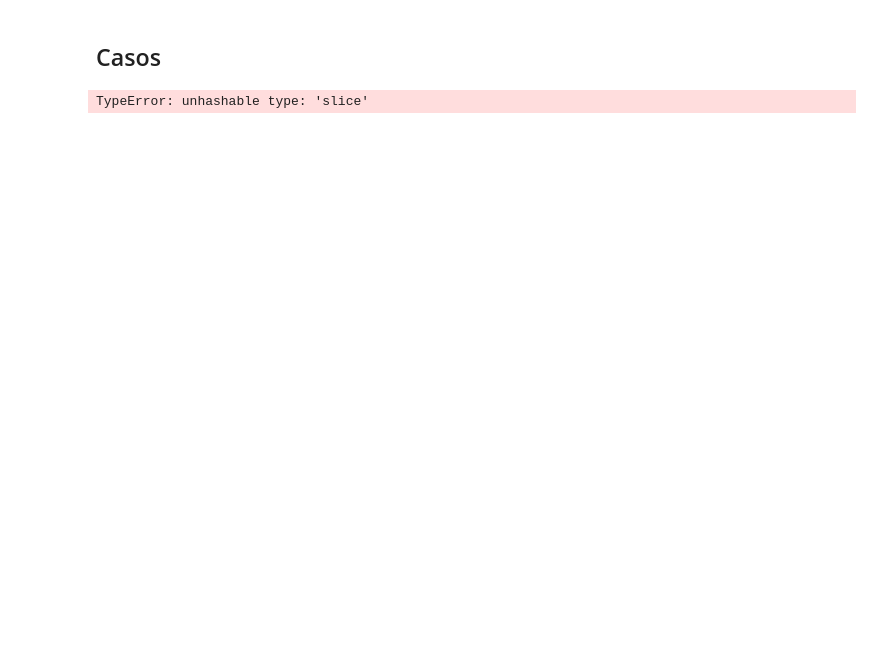
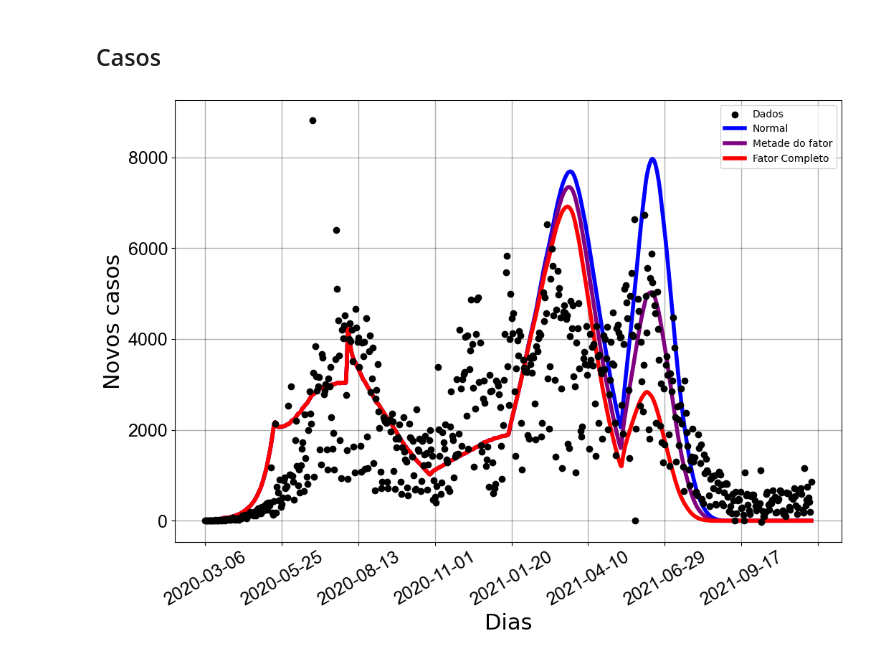
Before and after one commit to filipe7788/SEIHURD, a Jupyter notebook: cenarios_de_simulacao/taxa_de_vacinacao_alterada-fator.ipynb, the cells around one changed output. Drawn from its saved outputs; the diff is of its cells as text; code cells hidden in the pictures; blank space fills up the shorter version.

```diff
--- a/cenarios_de_simulacao/taxa_de_vacinacao_alterada-fator.ipynb
+++ b/cenarios_de_simulacao/taxa_de_vacinacao_alterada-fator.ipynb
@@ -338,9 +337,9 @@ df.to_csv('Taxa/mortes_resultados_dobro.csv', index=False)
 # %%
 N = 14873064
 
-casos_resultados_metade = resultados_metade[:,-2] #mortes acumulados
-casos_resultados_dobro = resultados_dobro[:,-2] #mortes acumulados
-casos_resultados_normal = resultados_normais[:,-2] #mortes acumulados
+casos_resultados_metade = resultados_metade.y[-2,:] #mortes acumulados
+casos_resultados_dobro = resultados_dobro.y[-2,:] #mortes acumulados
+casos_resultados_normal = resultados_normais.y[-2,:] #mortes acumulados
 
 #Criando plot
 fig, ax = pl.subplots(figsize=(12,8))
@@ -355,40 +354,40 @@ ax.scatter(datas[:len(taxa_casos_dados)], taxa_casos_dados, color='black', zorde
 # Taxa de mortos - modelo
 taxa_casos_modelo_normal = np.diff(N*casos_resultados_normal)
 #Plot the fitted function as a line.
-ax.plot(datas[:len(taxa_casos_modelo_normal)], taxa_casos_modelo_normal, color='blue',label='Normal')
+ax.plot(datas[:len(taxa_casos_modelo_normal)], taxa_casos_modelo_normal, color='blue',label='Normal', linewidth=4)
 
 # Taxa de mortos - modelo
 taxa_casos_modelo_adiantado = np.diff(N*casos_resultados_metade)
 #Plot the fitted function as a line.
-ax.plot(datas[:len(taxa_casos_modelo_adiantado)], taxa_casos_modelo_adiantado, color='purple',label='Metade do fator')
+ax.plot(datas[:len(taxa_casos_modelo_adiantado)], taxa_casos_modelo_adiantado, color='purple',label='Metade do fator', linewidth=4)
 
 # Taxa de mortos - modelo
 taxa_casos_modelo_dobro = np.diff(N*casos_resultados_dobro)
 #Plot the fitted function as a line.
-ax.plot(datas[:len(taxa_casos_modelo_dobro)], taxa_casos_modelo_dobro, color='red',label='Fator Completo')
+ax.plot(datas[:len(taxa_casos_modelo_dobro)], taxa_casos_modelo_dobro, color='red',label='Fator Completo', linewidth=4)
 
 ax.autoscale()
 
 #Set the labels
-ax.set_ylabel('Mortos',fontsize=22)
+ax.set_ylabel('Novos casos',fontsize=22)
 ax.set_xlabel('Dias', fontsize=22)
 #Set the title
 #The size of the numbers on the axixis
 ax.tick_params(labelsize=18)
 
 #Limiting the ammount of dates on the X axixs
 ax.xaxis.set_major_locator(pl.MaxNLocator(10))
 #Rotating the dates for better visualization
 pl.setp(ax.get_xticklabels(), rotation=30)
 
 
 #Setting the font of the numbers on the axixis as ARIAL
 for tick in ax.get_xticklabels():
     tick.set_fontname("Arial")
 for tick in ax.get_yticklabels():
     tick.set_fontname("Arial")
 pl.legend()
 #Show Graph
 pl.show()
 # %% [output]
-TypeError: unhashable type: 'slice'
+[figure, added]
```
Also changed, not shown: parts of 1 cell of this notebook, 9 other files.
